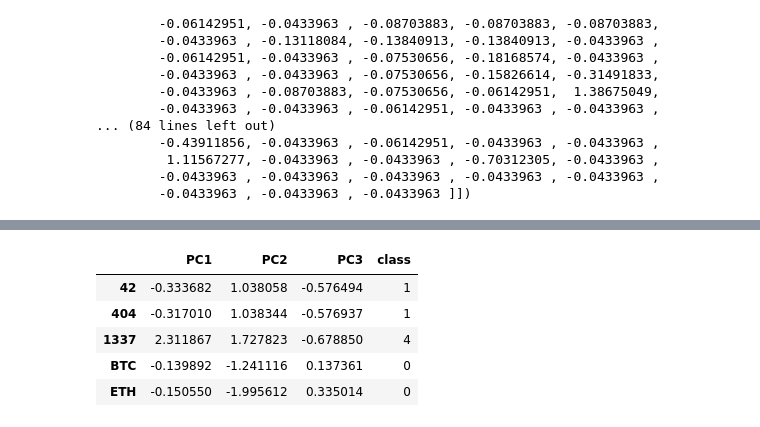
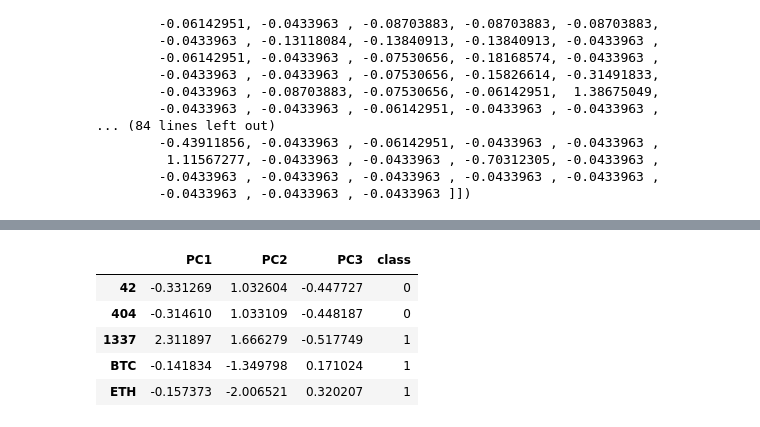
Before and after one commit to femolyn1/Cryptocurrencies, a Jupyter notebook: Challenge/Crypto_Challenge.ipynb, the cells around one changed output, grey strips where cells are left out. Drawn from its saved outputs; the diff is of its cells as text; code cells hidden in the pictures.

```diff
--- a/Challenge/Crypto_Challenge.ipynb
+++ b/Challenge/Crypto_Challenge.ipynb
@@ -259,24 +262,24 @@ df_elbow.hvplot.line(x="k", y="inertia", xticks=k, title="Elbow Curve")
 [interactive output not drawn]
 # %%
 # Initialize the K-means model
-model = KMeans(n_clusters=5, random_state=0)
+model = KMeans(n_clusters=4, random_state=0)
 
 # Fit the model
 model.fit(crypto_pca_df)
 
 # Predict clusters
 predictions = model.predict(crypto_pca_df)
 
 # Add the predicted class columns
 crypto_pca_df["class"] = model.labels_
 crypto_pca_df.head()
 # %% [output]
 |  | PC1 | PC2 | PC3 | class |
-| 42 | -0.333682 | 1.038058 | -0.576494 | 1 |
-| 404 | -0.317010 | 1.038344 | -0.576937 | 1 |
-| 1337 | 2.311867 | 1.727823 | -0.678850 | 4 |
-| BTC | -0.139892 | -1.241116 | 0.137361 | 0 |
-| ETH | -0.150550 | -1.995612 | 0.335014 | 0 |
+| 42 | -0.331269 | 1.032604 | -0.447727 | 0 |
+| 404 | -0.314610 | 1.033109 | -0.448187 | 0 |
+| 1337 | 2.311897 | 1.666279 | -0.517749 | 1 |
+| BTC | -0.141834 | -1.349798 | 0.171024 | 1 |
+| ETH | -0.157373 | -2.006521 | 0.320207 | 1 |
 # %%
 clustered_df = pd.concat([crypto_df6,crypto_pca_df, coins_name_df], axis=1)
 clustered_df
```
Also changed, not shown: parts of 4 cells of this notebook, 5 other files.
